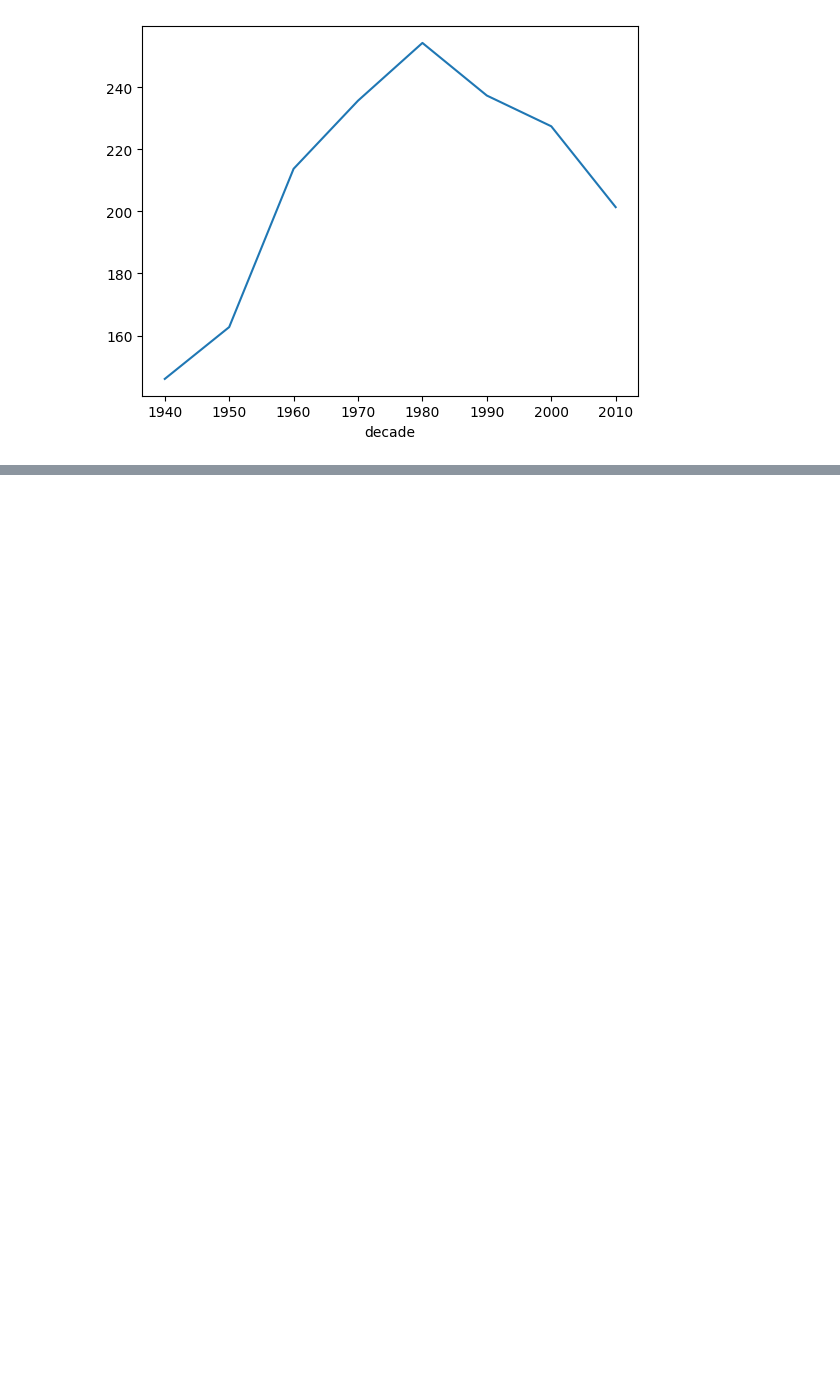
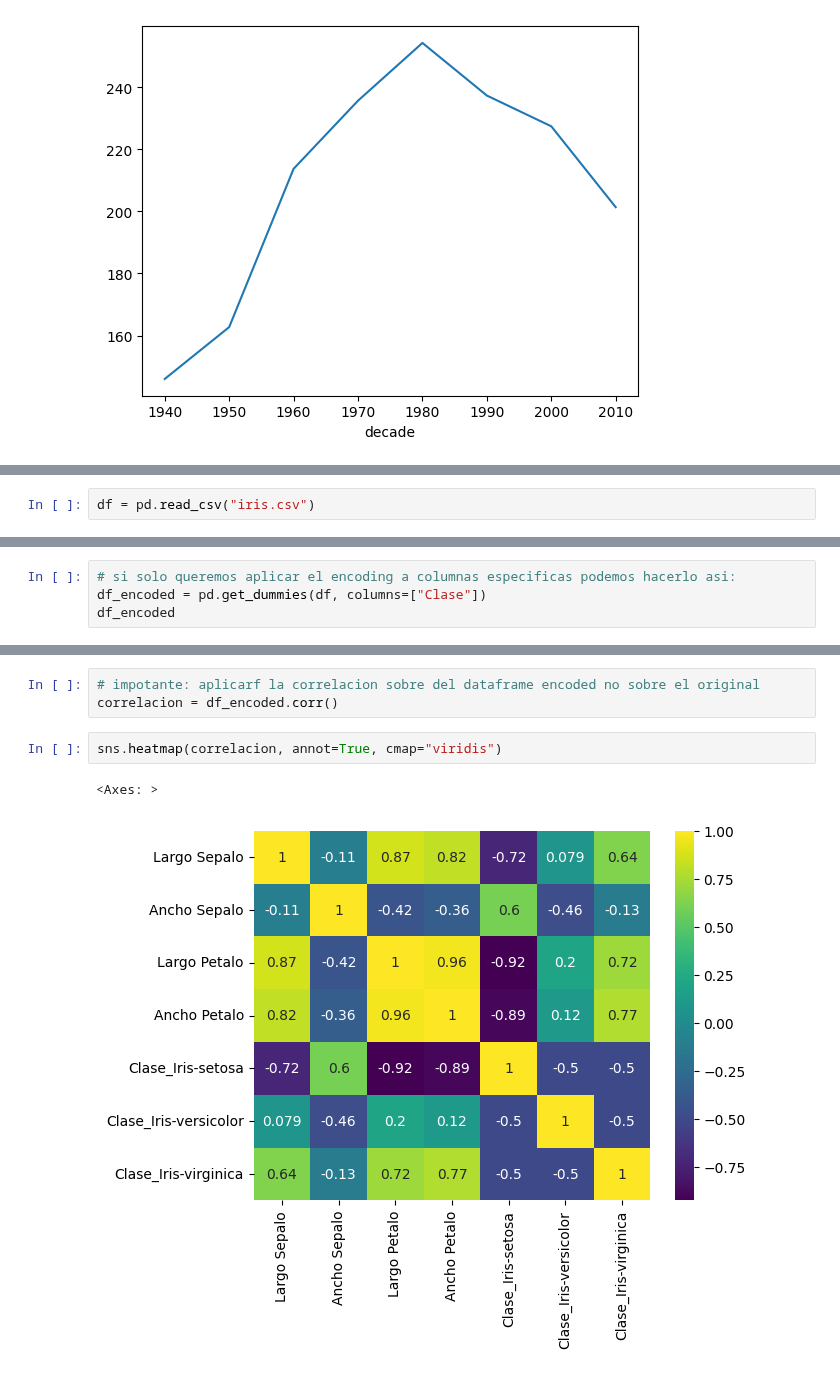
Before and after one commit to ceciorosco/Cecilia-Repositorio, a Jupyter notebook: Modulo_3/ejercicios_modulo_3.ipynb, the cells around one changed output, grey strips where cells are left out. Saved outputs shown, nothing was run; the diff lists cells and outputs as text; blank space fills up the shorter version.

```diff
--- a/Modulo_3/ejercicios_modulo_3.ipynb
+++ b/Modulo_3/ejercicios_modulo_3.ipynb
@@ -587,0 +969,2 @@ Name: dur, dtype: float64
+# %%
+df = pd.read_csv("iris.csv")
@@ -587,0 +988,4 @@ Name: dur, dtype: float64
+# %%
+# si solo queremos aplicar el encoding a columnas especificas podemos hacerlo asi:
+df_encoded = pd.get_dummies(df, columns=["Clase"])
+df_encoded
@@ -587,0 +1006,8 @@ Name: dur, dtype: float64
+# %%
+# impotante: aplicarf la correlacion sobre del dataframe encoded no sobre el original
+correlacion = df_encoded.corr()
+# %%
+sns.heatmap(correlacion, annot=True, cmap="viridis")
+# %% [output]
+<Axes: >
+[figure, added]
```
Also changed, not shown: parts of 85 cells of this notebook.
